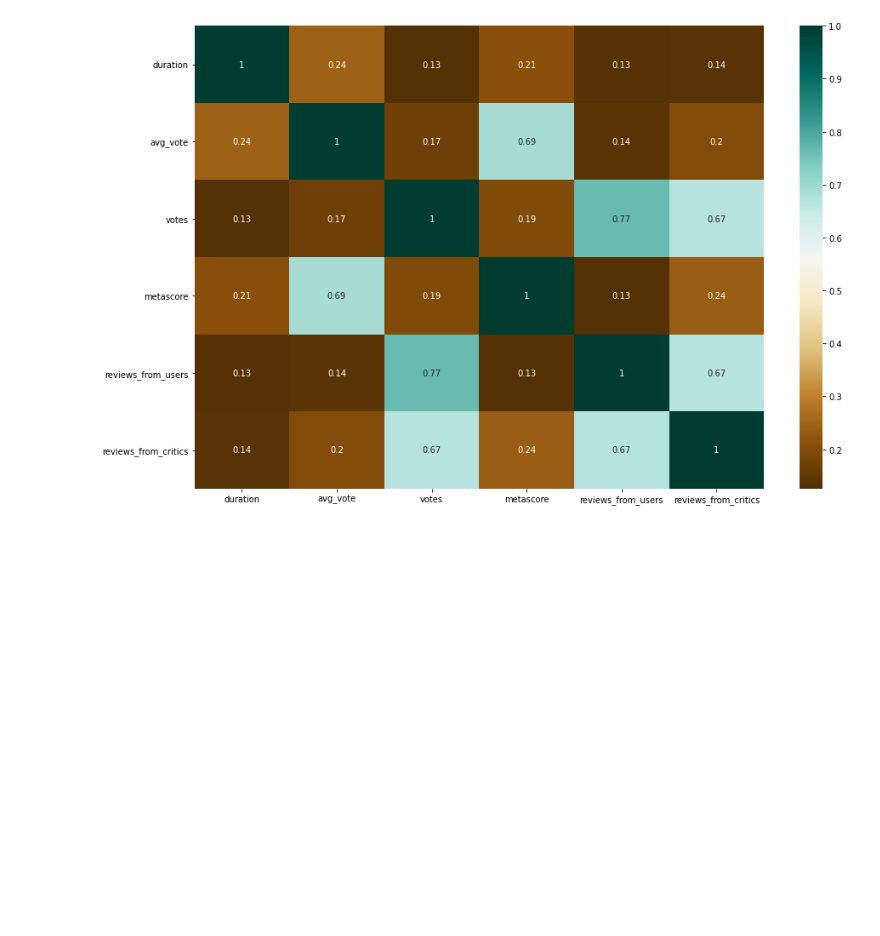
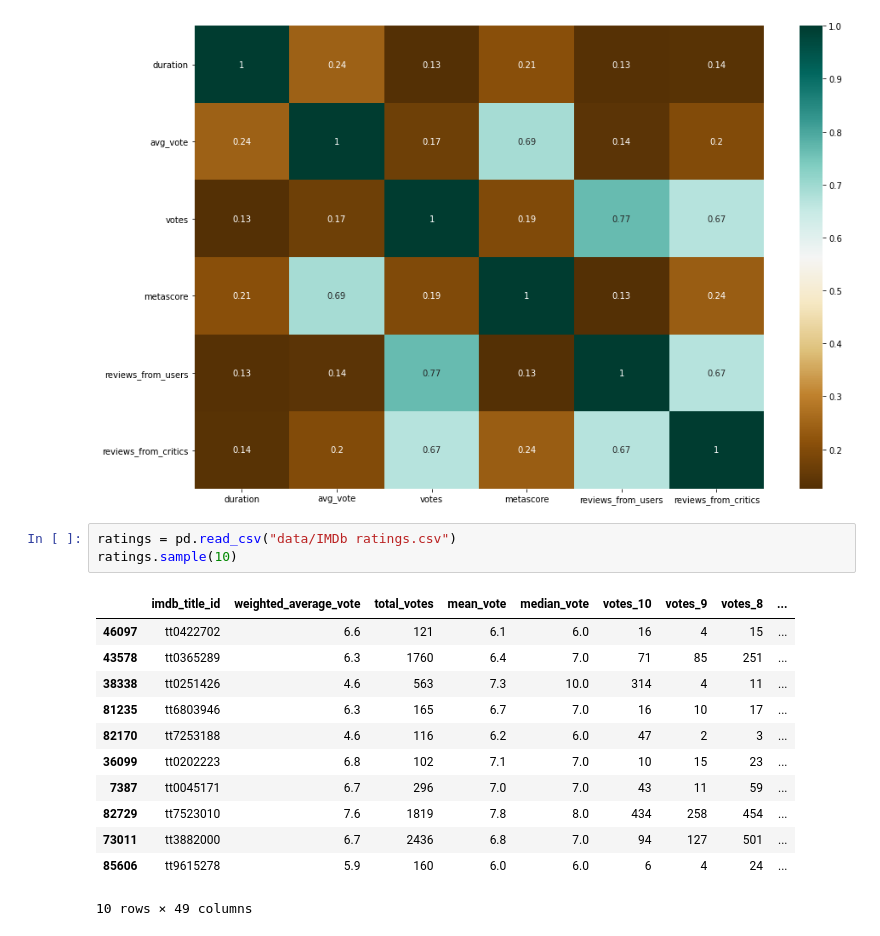
Before and after one commit to Garcipaldis/bridge_datascience_JorgeGarcia, a Jupyter notebook: EDA Project/Prueba_Concepto.ipynb, the cells around one changed output. Cells and saved outputs as stored; diff of their text form; blank space fills up the shorter version.

```diff
--- a/EDA Project/Prueba_Concepto.ipynb
+++ b/EDA Project/Prueba_Concepto.ipynb
@@ -45,3 +45,19 @@ c
 | reviews_from_users | 0.130836 | 0.138185 | 0.766237 | 0.126131 | 1.000000 | 0.671634 |
 | reviews_from_critics | 0.135465 | 0.200526 | 0.671635 | 0.236107 | 0.671634 | 1.000000 |
 [figure]
+# %%
+ratings = pd.read_csv("data/IMDb ratings.csv")
+ratings.sample(10)
+# %% [output]
+|  | imdb_title_id | weighted_average_vote | total_votes | mean_vote | median_vote | votes_10 | votes_9 | votes_8 | ... |
+| 46097 | tt0422702 | 6.6 | 121 | 6.1 | 6.0 | 16 | 4 | 15 | ... |
+| 43578 | tt0365289 | 6.3 | 1760 | 6.4 | 7.0 | 71 | 85 | 251 | ... |
+| 38338 | tt0251426 | 4.6 | 563 | 7.3 | 10.0 | 314 | 4 | 11 | ... |
+| 81235 | tt6803946 | 6.3 | 165 | 6.7 | 7.0 | 16 | 10 | 17 | ... |
+| 82170 | tt7253188 | 4.6 | 116 | 6.2 | 6.0 | 47 | 2 | 3 | ... |
+| 36099 | tt0202223 | 6.8 | 102 | 7.1 | 7.0 | 10 | 15 | 23 | ... |
+| 7387 | tt0045171 | 6.7 | 296 | 7.0 | 7.0 | 43 | 11 | 59 | ... |
+| 82729 | tt7523010 | 7.6 | 1819 | 7.8 | 8.0 | 434 | 258 | 454 | ... |
+| 73011 | tt3882000 | 6.7 | 2436 | 6.8 | 7.0 | 94 | 127 | 501 | ... |
+| 85606 | tt9615278 | 5.9 | 160 | 6.0 | 6.0 | 6 | 4 | 24 | ... |
+10 rows × 49 columns
```
Also changed, not shown: parts of 6 cells of this notebook, 8 other files.
